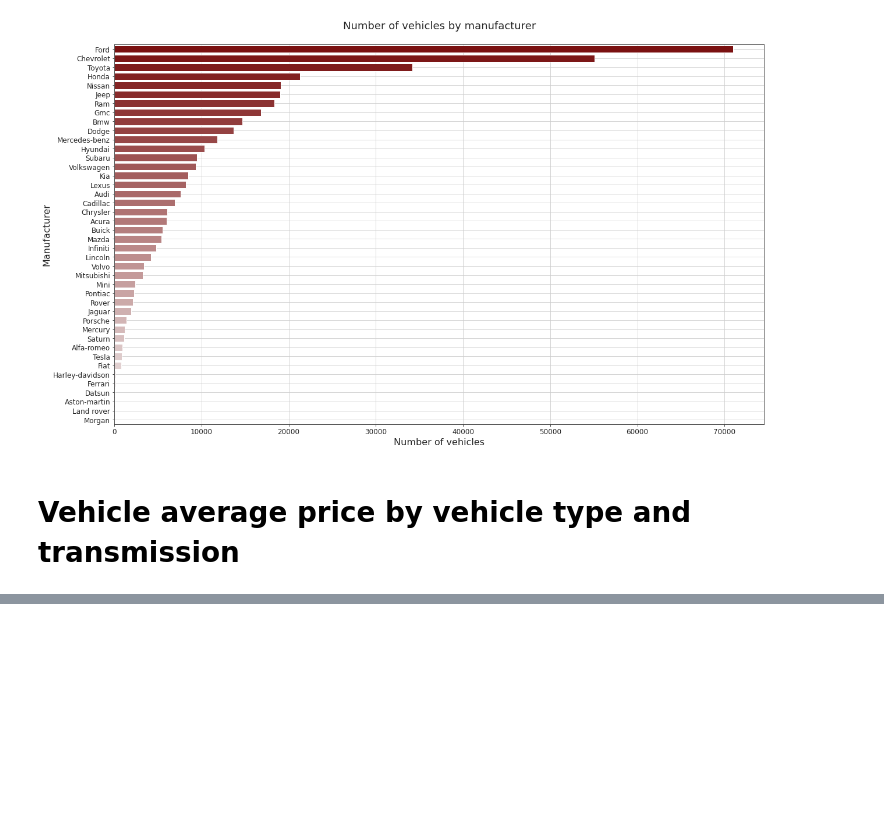
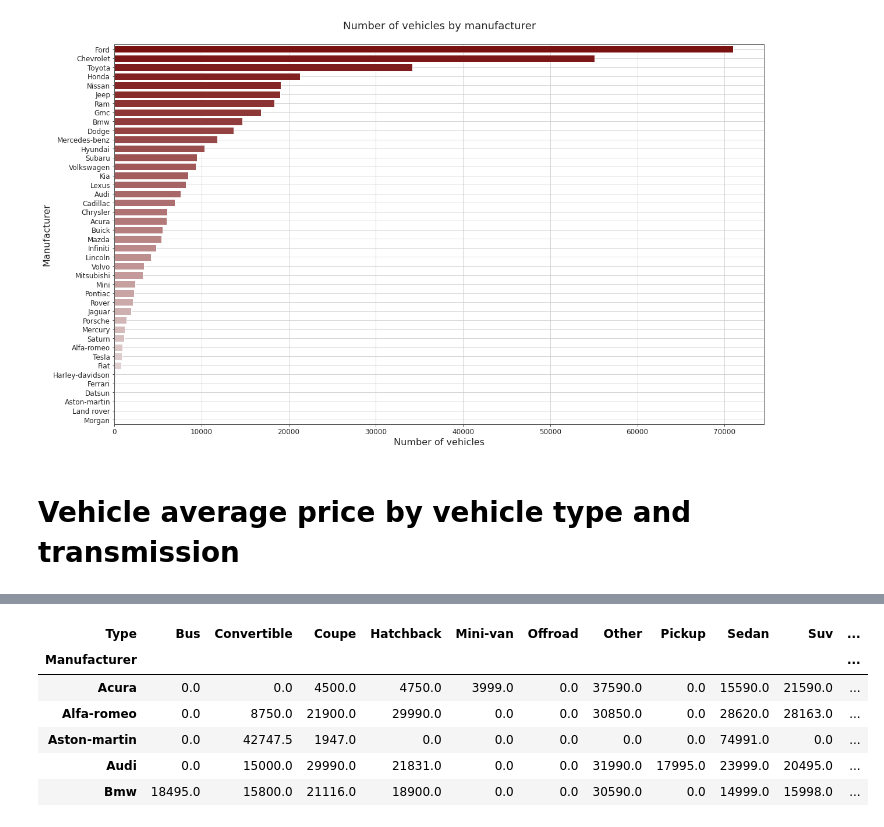
Before and after one commit to Mr0l3/used-cars-analysis, a Jupyter notebook: used-cars-analysis.ipynb, the cells around one changed output, grey strips where cells are left out. Cells and saved outputs as stored; diff of their text form; code cells hidden in the pictures; blank space fills up the shorter version.

```diff
--- a/used-cars-analysis.ipynb
+++ b/used-cars-analysis.ipynb
@@ -264,0 +291,17 @@ plt.show()
+# %%
+# Prepare data for plotting
+
+prices_df = prices_df.rename(columns={'manufacturer': 'Manufacturer', 'type': 'Type', 'price': 'Price'})
+prices_df['Manufacturer'] = prices_df['Manufacturer'].str.capitalize()
+prices_df['Type'] = prices_df['Type'].str.capitalize()
+prices_df = prices_df.pivot('Manufacturer', 'Type', 'Price')
+prices_df.fillna(value=0, inplace=True)
+prices_df.head(5)
+# %% [output]
+| Type | Bus | Convertible | Coupe | Hatchback | Mini-van | Offroad | Other | Pickup | Sedan | Suv | ... |
+| Manufacturer |  |  |  |  |  |  |  |  |  |  | ... |
+| Acura | 0.0 | 0.0 | 4500.0 | 4750.0 | 3999.0 | 0.0 | 37590.0 | 0.0 | 15590.0 | 21590.0 | ... |
+| Alfa-romeo | 0.0 | 8750.0 | 21900.0 | 29990.0 | 0.0 | 0.0 | 30850.0 | 0.0 | 28620.0 | 28163.0 | ... |
+| Aston-martin | 0.0 | 42747.5 | 1947.0 | 0.0 | 0.0 | 0.0 | 0.0 | 0.0 | 74991.0 | 0.0 | ... |
+| Audi | 0.0 | 15000.0 | 29990.0 | 21831.0 | 0.0 | 0.0 | 31990.0 | 17995.0 | 23999.0 | 20495.0 | ... |
+| Bmw | 18495.0 | 15800.0 | 21116.0 | 18900.0 | 0.0 | 0.0 | 30590.0 | 0.0 | 14999.0 | 15998.0 | ... |
```
Also changed, not shown: parts of 8 cells of this notebook, 3 other files.
